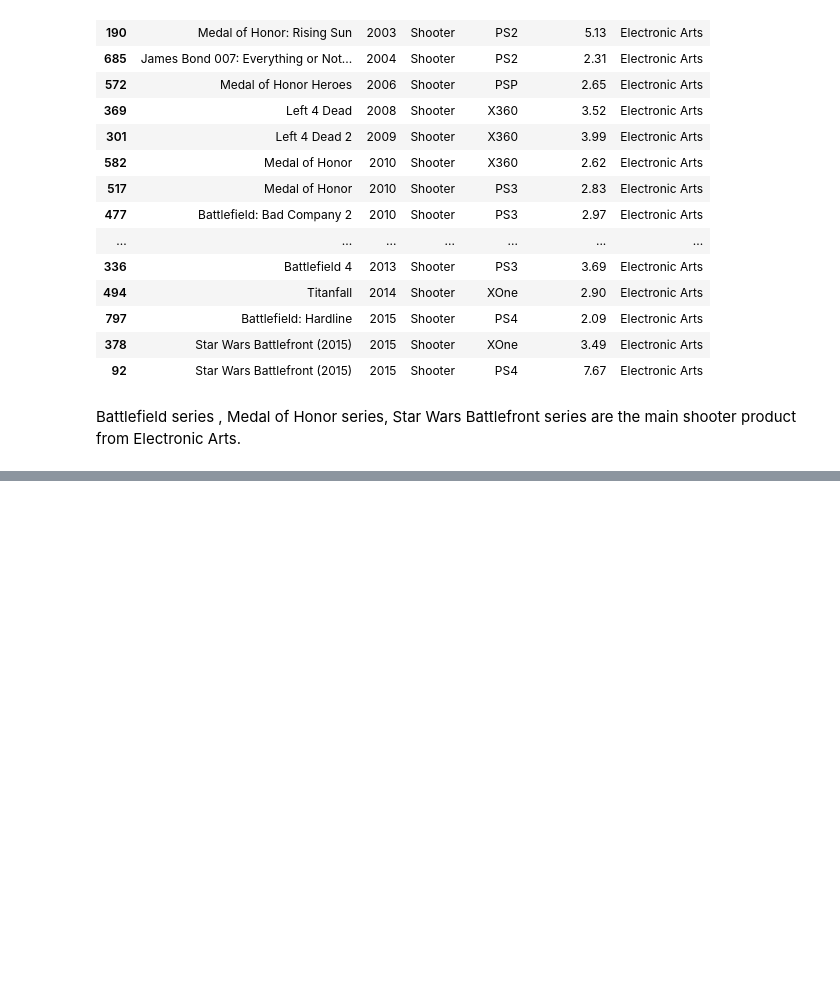
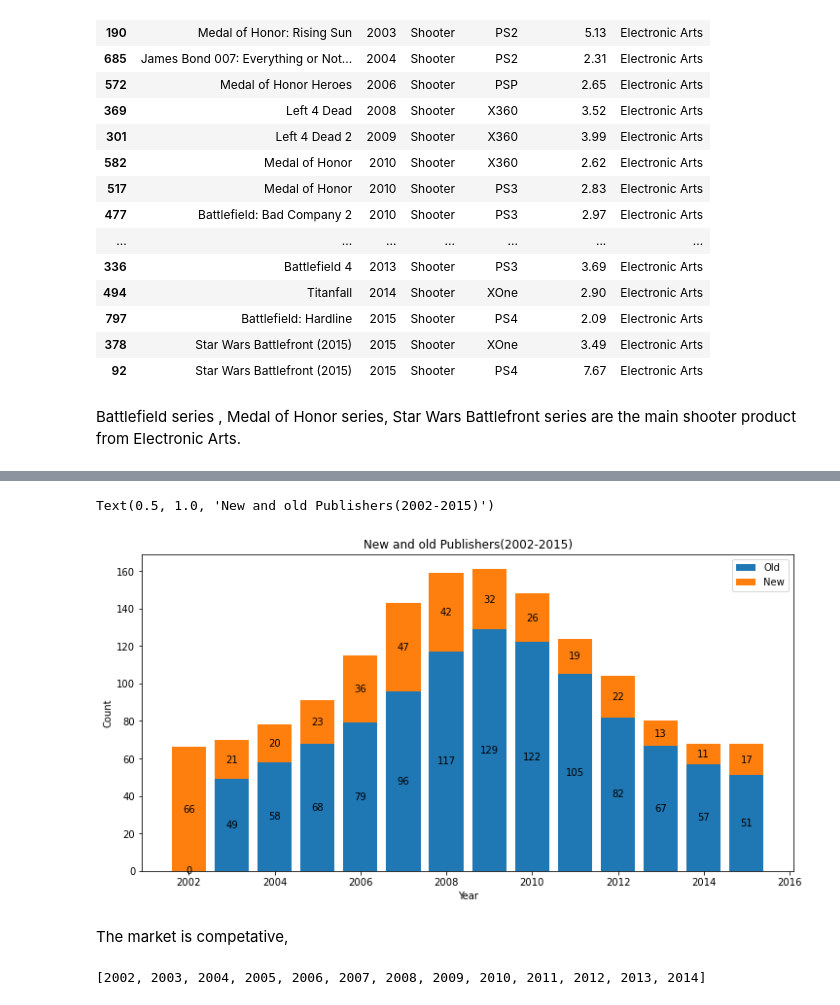
Before and after one commit to venson/Video_game, a Jupyter notebook: video-game.ipynb, the cells around one changed output, grey strips where cells are left out. Cells and saved outputs as stored; diff of their text form; code cells hidden in the pictures; blank space fills up the shorter version.

Commit message:
[feature] add small publisher

```diff
--- a/video-game.ipynb
+++ b/video-game.ipynb
@@ -253,3 +253,6 @@ See the caveats in the documentation: https://pandas.pydata.org/pandas-docs/stab
 Sony, Microsoft and Nintendo are the big three of the market since 2002.
 
 **Considering the development of video game market, our futher anaylysis will base on the data since 2002.**
+# %%
+df2002 = df[df['Year'] >= 2002]
+df2002
@@ -675,0 +682,5 @@ Battlefield series , Medal of Honor series, Star Wars Battlefront series are the
+# %%
+total_2002 = df2002.groupby(['Year', 'Publisher'])['Global_Sales'].sum().reset_index()
+small_publishers = total_2002[total_2002['Global_Sales']<1]
+small_publishers_duration = small_publishers.groupby(['Publisher'])['Year'].agg(['min', 'max'])
+small_publishers_duration
@@ -675,0 +724,10 @@ Battlefield series , Medal of Honor series, Star Wars Battlefront series are the
+# %%
+start_year = small_publishers_duration['min'].min()
+end_year = small_publishers_duration['max'].max()
+small_publisher_by_year = pd.DataFrame(index= range(start_year, end_year+1), columns= ['old', 'new'])
+for year in range(start_year, end_year+1):
+    small_publisher_by_year.loc[year, 'new'] = (small_publishers_duration['min'] == year).sum()
+    small_publisher_by_year.loc[year, 'old'] = ((small_publishers_duration['min'] < year) & \
+        (small_publishers_duration['max'] >= year) ).sum()
+
+small_publisher_by_year
@@ -675,0 +768,22 @@ Battlefield series , Medal of Honor series, Star Wars Battlefront series are the
+# %%
+plt.figure(figsize=(12,6))
+plt.bar(x = small_publisher_by_year.index, height = small_publisher_by_year['old'])
+plt.bar(x = small_publisher_by_year.index, height = small_publisher_by_year['new'],bottom=small_publisher_by_year['old'])
+for year, num in small_publisher_by_year.iterrows():
+    plt.text(year, num['old']/2, num['old'],
+    verticalalignment='center',horizontalalignment='center')
+    plt.text(year, num['new']/2 + num['old'], num['new'],
+    verticalalignment='center',horizontalalignment='center')
+plt.legend(['Old', 'New'])
+plt.xlabel('Year')
+plt.ylabel('Count')
+plt.title('New and old Publishers(2002-2015)')
+# %% [output]
+Text(0.5, 1.0, 'New and old Publishers(2002-2015)')
+[figure, added]
+# %% [markdown]
+The market is competative,
+# %%
+list(range(start_year, end_year))
+# %% [output]
+[2002, 2003, 2004, 2005, 2006, 2007, 2008, 2009, 2010, 2011, 2012, 2013, 2014]
```
Also changed, not shown: parts of 13 cells of this notebook.
